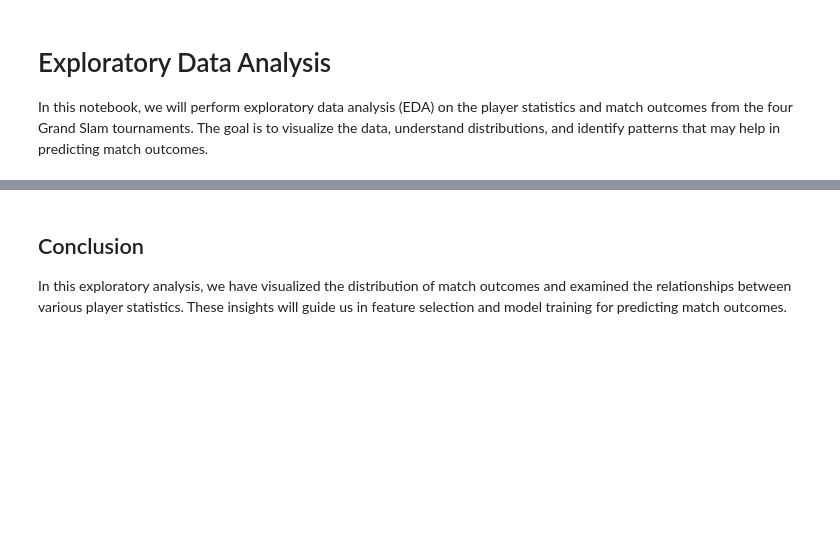
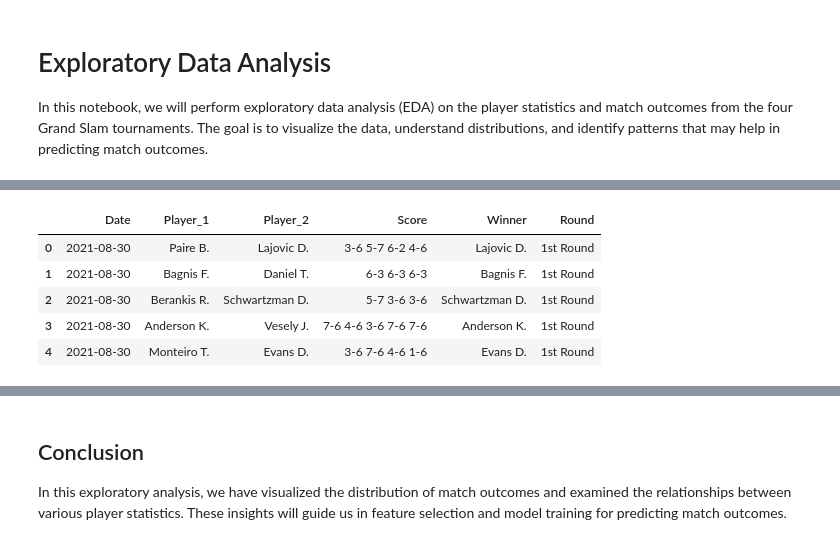
Before and after one commit to permon167/tennis-predictor, a Jupyter notebook: notebooks/exploratory_analysis.ipynb, the cells around one changed output, grey strips where cells are left out. Cells and saved outputs as stored; diff of their text form; code cells hidden in the pictures; blank space fills up the shorter version.

```diff
--- a/notebooks/exploratory_analysis.ipynb
+++ b/notebooks/exploratory_analysis.ipynb
@@ -14,10 +41,17 @@ sns.set(style='whitegrid')
 # %%
 # Load the data
-raw_data_path = '../data/raw/us_open_data.csv'
+raw_data_path = '../data/processed/us_open_data.csv'
 data = pd.read_csv(raw_data_path)
 
 # Display the first few rows of the dataset
 data.head()
+# %% [output]
+|  | Date | Player_1 | Player_2 | Score | Winner | Round |
+| 0 | 2021-08-30 | Paire B. | Lajovic D. | 3-6 5-7 6-2 4-6 | Lajovic D. | 1st Round |
+| 1 | 2021-08-30 | Bagnis F. | Daniel T. | 6-3 6-3 6-3 | Bagnis F. | 1st Round |
+| 2 | 2021-08-30 | Berankis R. | Schwartzman D. | 5-7 3-6 3-6 | Schwartzman D. | 1st Round |
+| 3 | 2021-08-30 | Anderson K. | Vesely J. | 7-6 4-6 3-6 7-6 7-6 | Anderson K. | 1st Round |
+| 4 | 2021-08-30 | Monteiro T. | Evans D. | 3-6 7-6 4-6 1-6 | Evans D. | 1st Round |
 # %%
 # Summary statistics
 data.describe()
```
Also changed, not shown: parts of 4 cells of this notebook, 3 other files.
